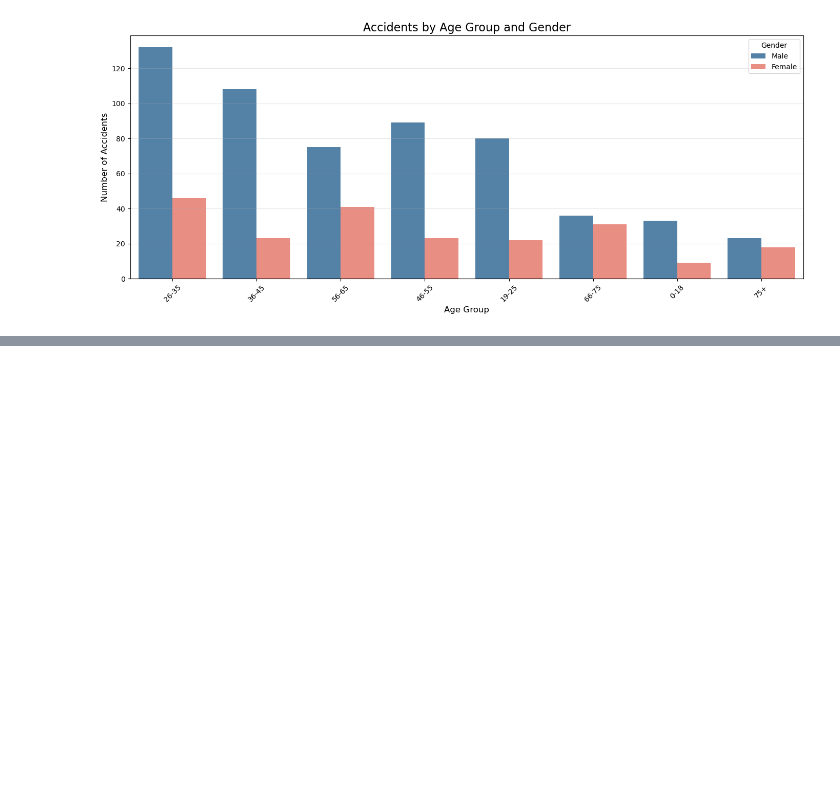
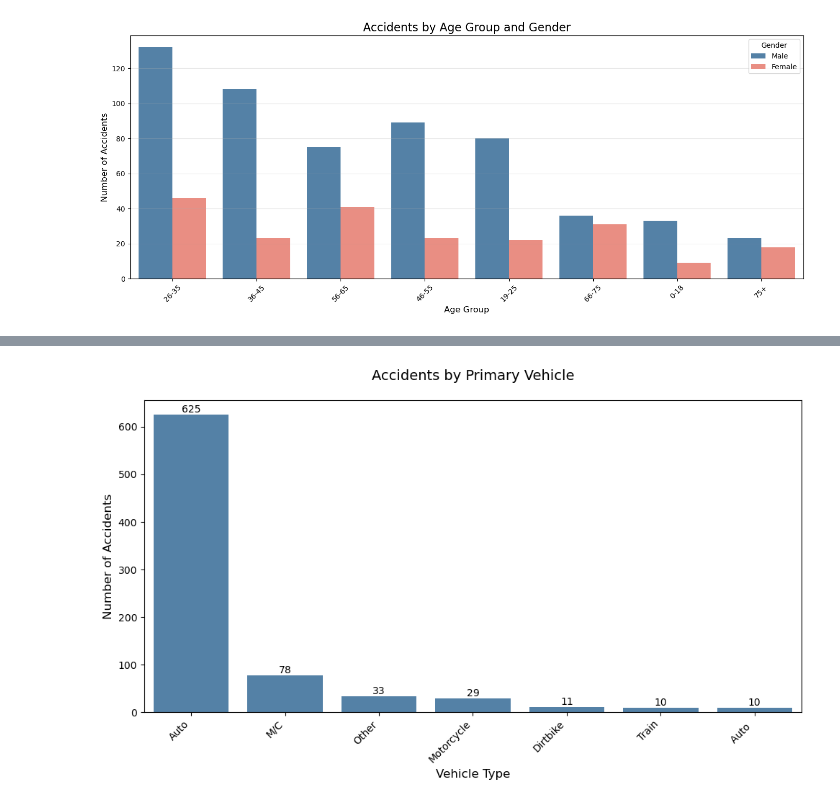
Before and after one commit to jibon-k/Philadelphia-crash-data, a Jupyter notebook: philadelphia_EDA.ipynb, the cells around one changed output, grey strips where cells are left out. Saved outputs shown, nothing was run; the diff lists cells and outputs as text; code cells hidden in the pictures; blank space fills up the shorter version.

```diff
--- a/philadelphia_EDA.ipynb
+++ b/philadelphia_EDA.ipynb
@@ -502,0 +400,31 @@ plt.show()
+# %%
+vehicle_categories = {
+    "Auto": "Auto",
+    "M/C": "Motorcycle",
+    "Motorcycle": "Motorcycle",
+    "Dirtbike": "Motorcycle",
+    "Bike": "Bicycle",
+    "Bicyclist": "Bicycle",
+    "Bus": "Commercial",
+    "School Bus": "Commercial",
+    "Truck": "Commercial",
+    "Tow truck": "Commercial",
+    "Ambulance": "Commercial",
+    "Train": "Train",
+    "Trolley": "Trolley",
+    "ATV": "Off-road",
+    "Quad": "Off-road",
+    "Moped": "Motorcycle",
+    "Van": "Auto",
+    "Pedestrian": "Pedestrian",
+    "Tree": "Object",
+}
+# %%
+df["vehicle_type"] = df["primary_vehicle"].map(vehicle_categories)
+
+
+unmapped = df[df["vehicle_type"].isna()]["primary_vehicle"].unique()
+print(f"Unmapped values: {unmapped}")
+
+
+df["vehicle_type"] = df["vehicle_type"].fillna("Other")
@@ -503,2 +448,12 @@ plt.show()
+# %%
+plot_value_counts(
+    df,
+    "primary_vehicle",
+    "Accidents by Primary Vehicle",
+    "Vehicle Type",
+    "Number of Accidents",
+)
+# %% [output]
+[figure, added]
 # %%
 df.to_csv("./philadelphia_fatal_crashes.csv")
```
Also changed, not shown: parts of 19 cells of this notebook, 1 other file.
